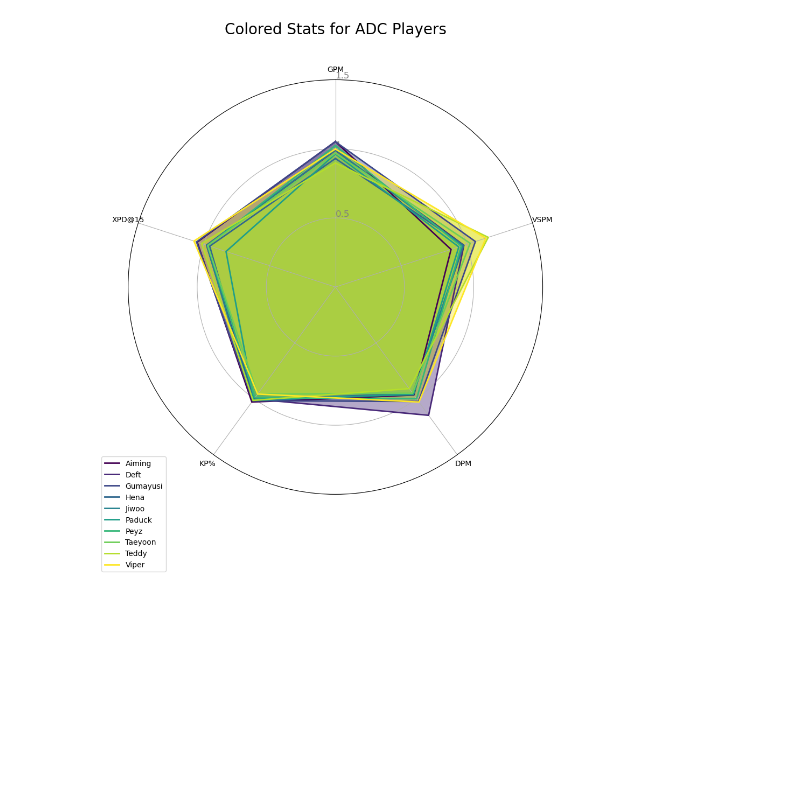
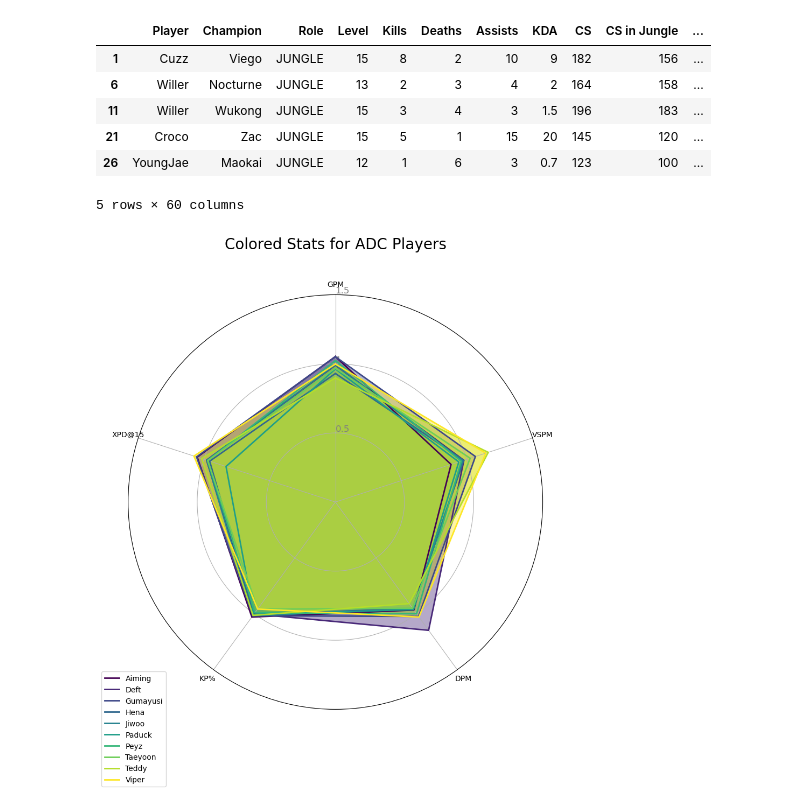
Before and after one commit to wan6570/FlyAI_Project, a Jupyter notebook: Traning/RuleBase/FiveFeatures.ipynb, the cells around one changed output. Drawn from its saved outputs; the diff is of its cells as text; code cells hidden in the pictures; blank space fills up the shorter version.

```diff
--- a/Traning/RuleBase/FiveFeatures.ipynb
+++ b/Traning/RuleBase/FiveFeatures.ipynb
@@ -41,3 +112,13 @@ normalized_stats_adjusted = {role: normalize_role_stats(df[df['Result'] == 'Win'
+# %%
+role_dfs['JUNGLE'].head()
+# %% [output]
+|  | Player | Champion | Role | Level | Kills | Deaths | Assists | KDA | CS | CS in Jungle | ... |
+| 1 | Cuzz | Viego | JUNGLE | 15 | 8 | 2 | 10 | 9 | 182 | 156 | ... |
+| 6 | Willer | Nocturne | JUNGLE | 13 | 2 | 3 | 4 | 2 | 164 | 158 | ... |
+| 11 | Willer | Wukong | JUNGLE | 15 | 3 | 4 | 3 | 1.5 | 196 | 183 | ... |
+| 21 | Croco | Zac | JUNGLE | 15 | 5 | 1 | 15 | 20 | 145 | 120 | ... |
+| 26 | YoungJae | Maokai | JUNGLE | 12 | 1 | 6 | 3 | 0.7 | 123 | 100 | ... |
+5 rows × 60 columns
 # %%
 combined_df = pd.concat(normalized_stats_adjusted).reset_index()
 combined_df.columns = ['Role', 'Player', 'GPM', 'VSPM', 'DPM', 'KP%', 'XPD@15']
```
Also changed, not shown: parts of 9 cells of this notebook, 4 other files.
